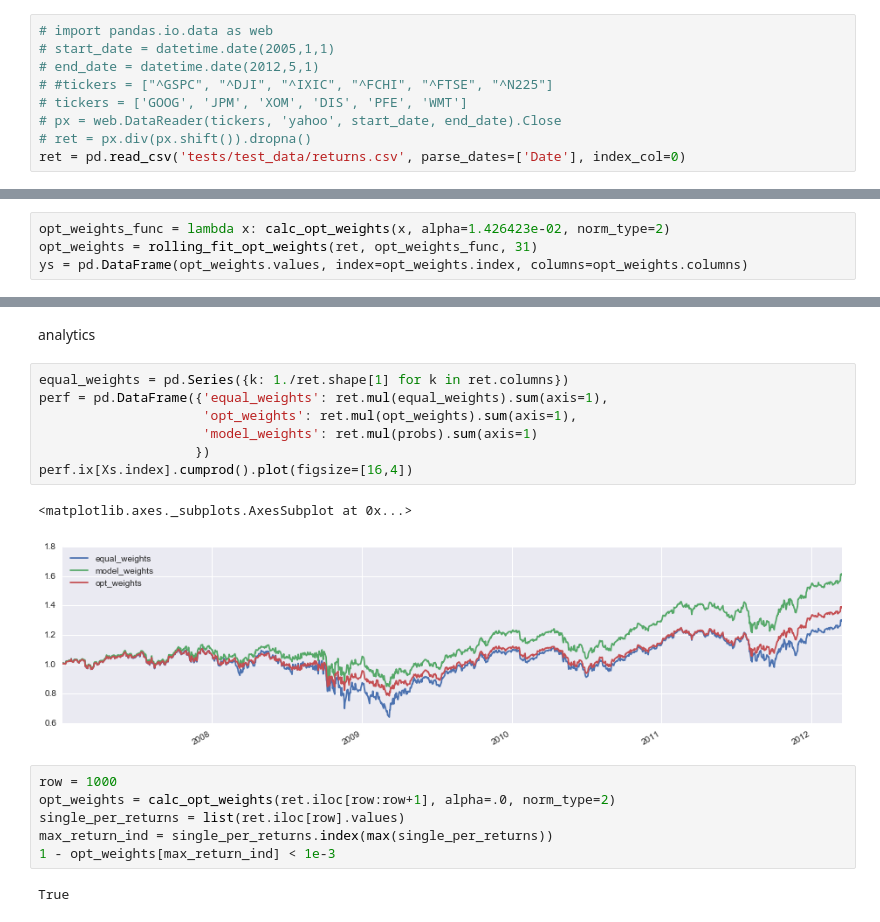
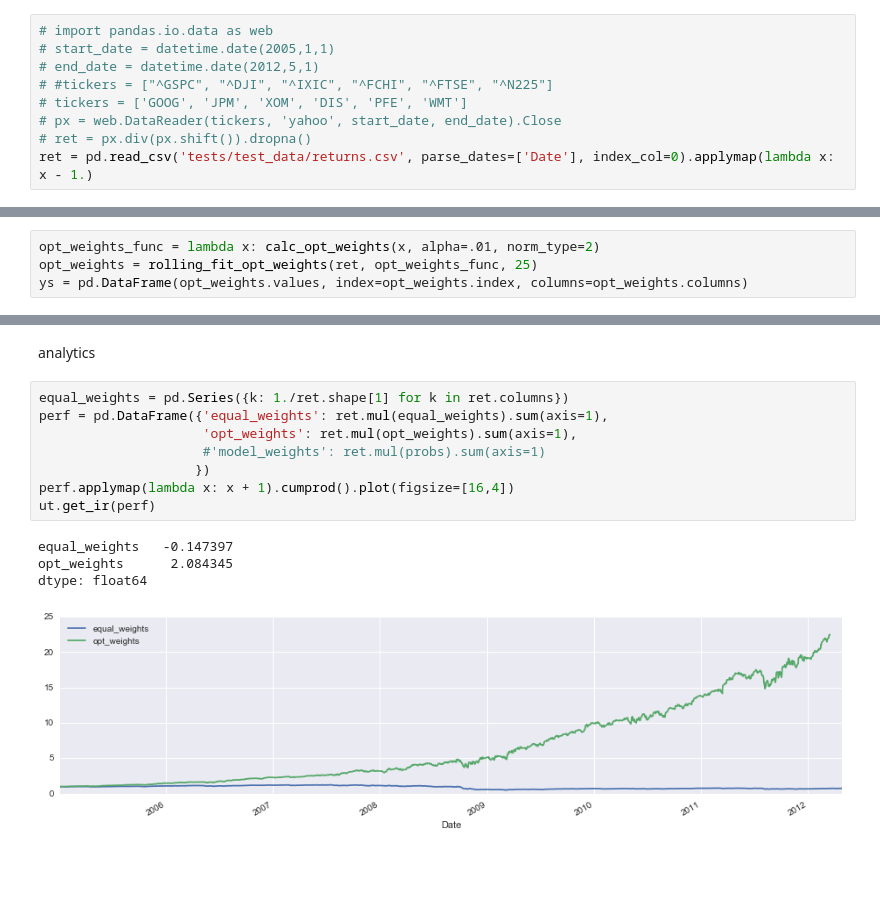
Before and after one commit to rhouck/nn_port, a Jupyter notebook: train model.ipynb, the cells around one changed output, grey strips where cells are left out. Drawn from its saved outputs; the diff is of its cells as text; blank space fills up the shorter version.

```diff
--- a/train model.ipynb
+++ b/train model.ipynb
@@ -34,4 +38,4 @@ add rolling model fit function
 # tickers = ['GOOG', 'JPM', 'XOM', 'DIS', 'PFE', 'WMT']
 # px = web.DataReader(tickers, 'yahoo', start_date, end_date).Close
 # ret = px.div(px.shift()).dropna()
-ret = pd.read_csv('tests/test_data/returns.csv', parse_dates=['Date'], index_col=0)
+ret = pd.read_csv('tests/test_data/returns.csv', parse_dates=['Date'], index_col=0).applymap(lambda x: x - 1.)
@@ -52,8 +66,8 @@ find optimal target regression parameters
 # %% [markdown]
 prep model inputs
 # %%
-opt_weights_func = lambda x: calc_opt_weights(x, alpha=1.426423e-02, norm_type=2)
-opt_weights = rolling_fit_opt_weights(ret, opt_weights_func, 31)
+opt_weights_func = lambda x: calc_opt_weights(x, alpha=.01, norm_type=2)
+opt_weights = rolling_fit_opt_weights(ret, opt_weights_func, 25)
 ys = pd.DataFrame(opt_weights.values, index=opt_weights.index, columns=opt_weights.columns)
 # %%
 peak = get_peak_ahead_returns(ret, 20)
@@ -172,18 +186,13 @@ analytics
 # %%
 equal_weights = pd.Series({k: 1./ret.shape[1] for k in ret.columns})
 perf = pd.DataFrame({'equal_weights': ret.mul(equal_weights).sum(axis=1),
                      'opt_weights': ret.mul(opt_weights).sum(axis=1),
-                     'model_weights': ret.mul(probs).sum(axis=1)
+                     #'model_weights': ret.mul(probs).sum(axis=1)
                     })
-perf.ix[Xs.index].cumprod().plot(figsize=[16,4])
+perf.applymap(lambda x: x + 1).cumprod().plot(figsize=[16,4])
+ut.get_ir(perf)
 # %% [output]
-<matplotlib.axes._subplots.AxesSubplot at 0x...>
+equal_weights   -0.147397
+opt_weights      2.084345
+dtype: float64
-[figure, old version]
+[figure, new version]
-# %%
-row = 1000
-opt_weights = calc_opt_weights(ret.iloc[row:row+1], alpha=.0, norm_type=2)
-single_per_returns = list(ret.iloc[row].values)
-max_return_ind = single_per_returns.index(max(single_per_returns))
-1 - opt_weights[max_return_ind] < 1e-3
-# %% [output]
-True
```
Also changed, not shown: parts of 7 cells of this notebook, 14 other files.
